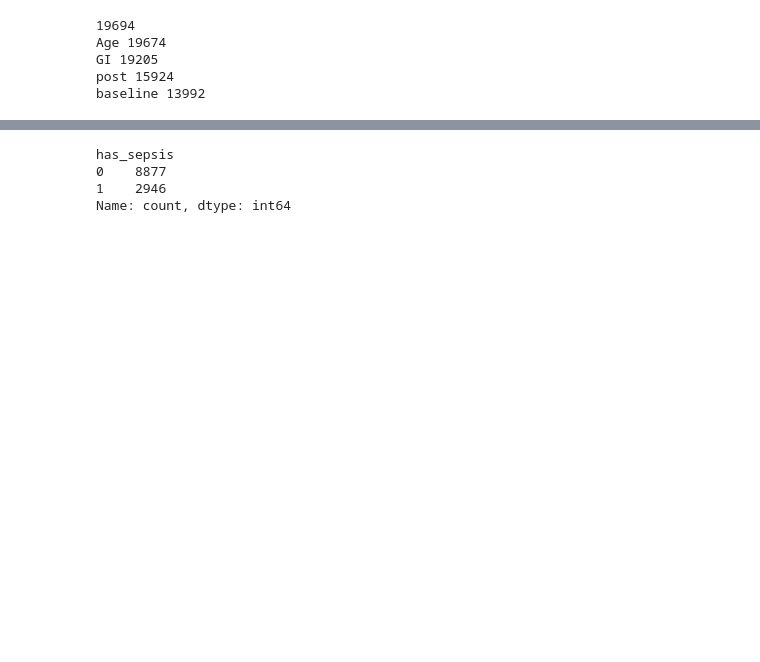
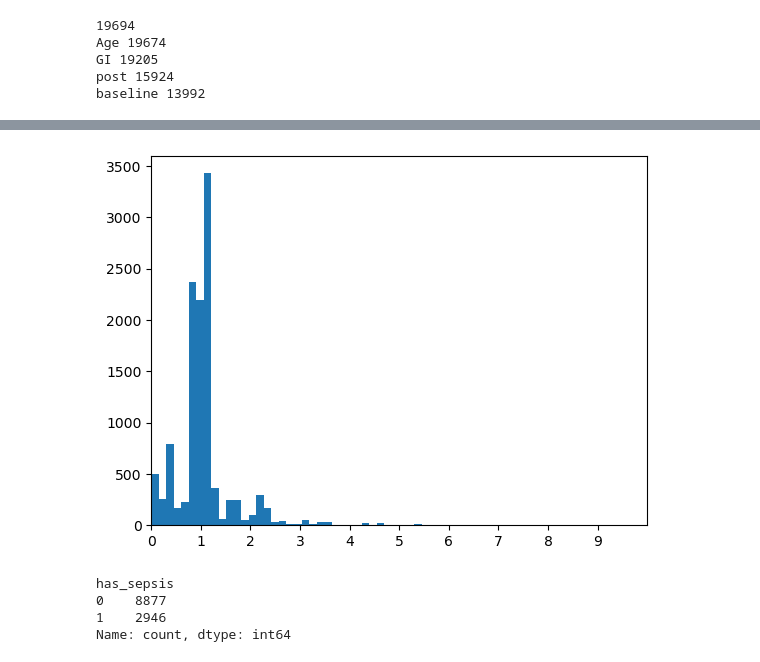
Before and after one commit to jhn-nt/hcrbct, a Jupyter notebook: sepsis_eda.ipynb, the cells around one changed output, grey strips where cells are left out. Saved outputs shown, nothing was run; the diff lists cells and outputs as text; code cells hidden in the pictures; blank space fills up the shorter version.

```diff
--- a/sepsis_eda.ipynb
+++ b/sepsis_eda.ipynb
@@ -128,3 +141,10 @@ baseline 13992
+# %%
+plt.hist(df['treatment_effect_per_unit'], bins=200)
+plt.xlim(0, 10)
+plt.xticks(np.arange(0, 10, 1))
+plt.show()
+# %% [output]
+[figure, added]
 # %%
 #Giovanni: nomenclature note
 # df=pd.concat(data).groupby('patientunitstayid').first().reset_index() # for now we only keep the first transfusion
```
Also changed, not shown: parts of 7 cells of this notebook, 4 other files.
